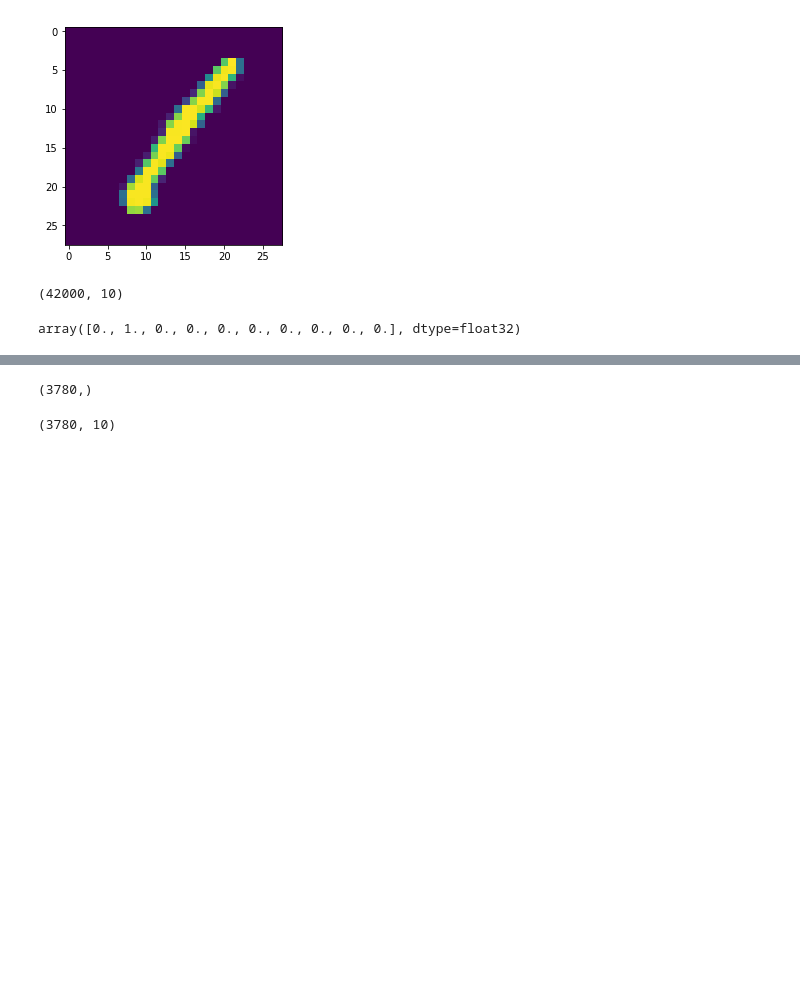
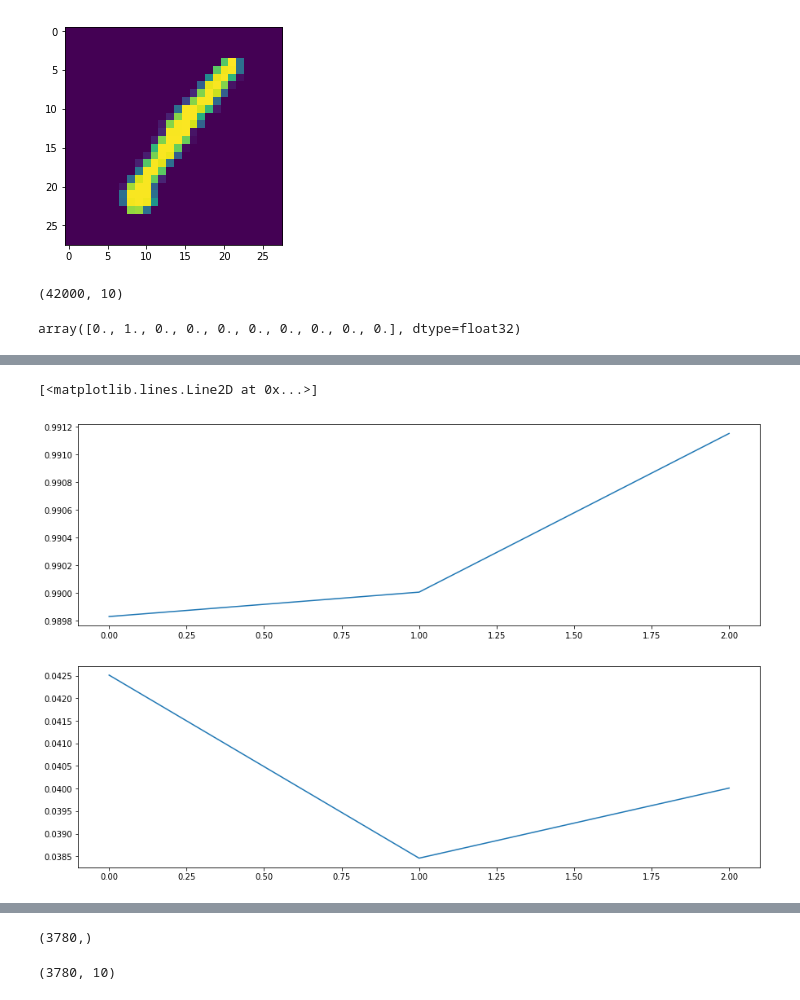
Before and after one commit to Velociraptorvelraptor/MNIST-digit-recognition-with-CNN, a Jupyter notebook: MNIST_recognition_CNN.ipynb, the cells around one changed output, grey strips where cells are left out. Drawn from its saved outputs; the diff is of its cells as text; code cells hidden in the pictures; blank space fills up the shorter version.

```diff
--- a/MNIST_recognition_CNN.ipynb
+++ b/MNIST_recognition_CNN.ipynb
@@ -89,10 +89,13 @@ model = Sequential()
 model.add(Conv2D(filters=64, input_shape=(28,28,1), padding='Same', kernel_size=(5,5), activation='relu'))
 model.add(Conv2D(filters=64,kernel_size=(5,5), padding='Same', activation='relu'))
 model.add(MaxPool2D(pool_size=(2,2)))
-#model.add(Dropout(0.3))
+model.add(Dropout(0.2))
+
+model.add(Conv2D(filters=64,kernel_size=(5,5), padding='Same', activation='relu'))
 model.add(Conv2D(filters=64,kernel_size=(5,5), padding='Same', activation='relu'))
 model.add(MaxPool2D(pool_size=(2,2)))
-#model.add(Dropout(0.3))
+model.add(Dropout(0.2))
+
 model.add(Flatten())
 model.add(Dense(256, activation='relu'))
 model.add(Dense(10, activation='softmax'))
@@ -121,6 +124,6 @@ _________________________________________________________________
 # %%
 reduce_lr = ReduceLROnPlateau(monitor='val_accuracy', patience=3, min_lr=0.001)
 # %%
-history = model.fit(X_train, y_train, epochs=2, batch_size=64, validation_data=[X_val, y_val], callbacks=[reduce_lr])
+history = model.fit(X_train, y_train, epochs=3, batch_size=32, validation_data=[X_val, y_val], callbacks=[reduce_lr])
 # %% [output]
 Train on 34020 samples, validate on 3780 samples
@@ -130,0 +136,7 @@ Epoch 2/2
+# %%
+f, ax = plt.subplots(2, 1, figsize=[15,10])
+ax[0].plot(history.history["accuracy"])
+ax[1].plot(history.history["loss"])
+# %% [output]
+[<matplotlib.lines.Line2D at 0x...>]
+[figure, added]
```
Also changed, not shown: parts of 8 cells of this notebook.
